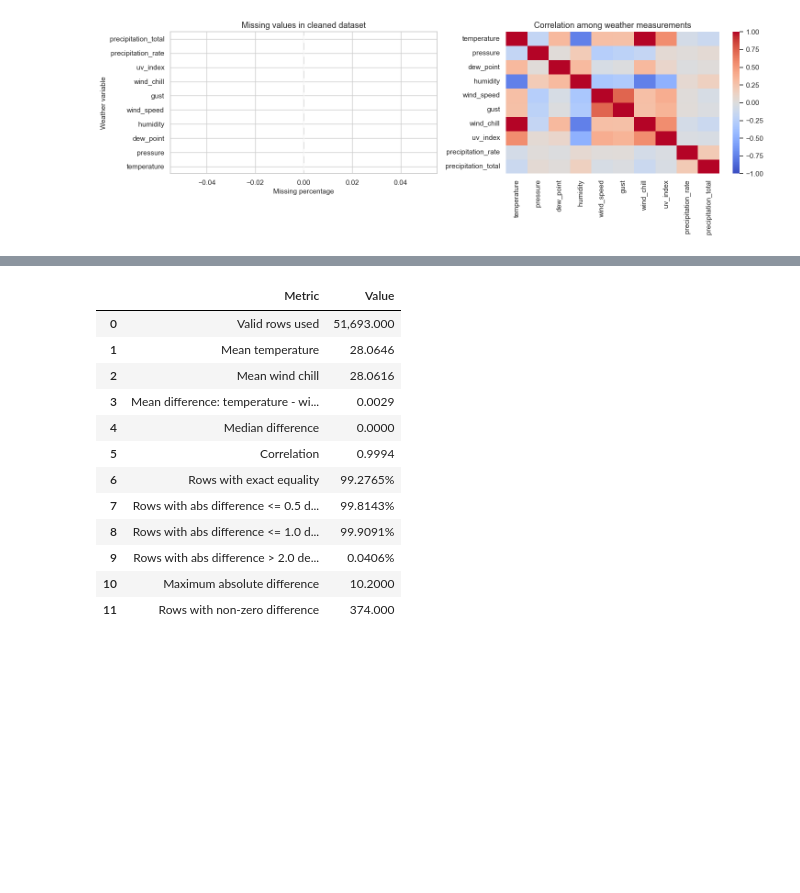
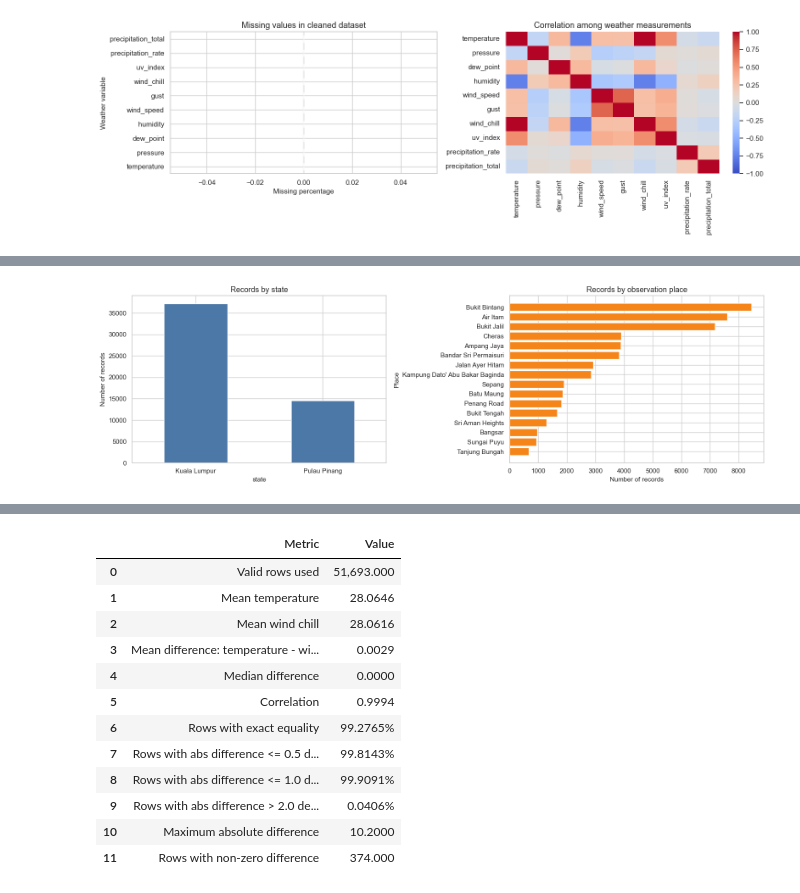
Before and after one commit to hyue3463-cloud/MWF-G2, a Jupyter notebook: ADS1001_project_notebook_template.ipynb, the cells around one changed output, grey strips where cells are left out. Saved outputs shown, nothing was run; the diff lists cells and outputs as text; code cells hidden in the pictures; blank space fills up the shorter version.

```diff
--- a/ADS1001_project_notebook_template.ipynb
+++ b/ADS1001_project_notebook_template.ipynb
@@ -523,0 +607,80 @@ plt.show()
+# %%
+location_audit = analysis_base.copy()
+location_audit['rain_event_for_coverage'] = (
+    (location_audit['precipitation_rate'] > 0) |
+    (location_audit['precipitation_total'] > 0)
+).astype(int)
+
+state_coverage = (
+    location_audit.groupby('state')
+    .agg(
+        records=('datetime', 'size'),
+        cities=('city', 'nunique'),
+        places=('place', 'nunique'),
+        first_observation=('datetime', 'min'),
+        last_observation=('datetime', 'max'),
+        observation_days=('date', 'nunique'),
+        rain_event_rate=('rain_event_for_coverage', 'mean'),
+        mean_temperature=('temperature', 'mean'),
+    )
+    .sort_values('records', ascending=False)
+)
+state_coverage['record_share'] = state_coverage['records'] / len(location_audit)
+state_coverage['time_span_days'] = (
+    state_coverage['last_observation'] - state_coverage['first_observation']
+).dt.days
+
+def build_location_coverage(group_cols):
+    """Summarise record volume and time coverage for a location grouping."""
+    coverage = (
+        location_audit.groupby(group_cols)
+        .agg(
+            records=('datetime', 'size'),
+            first_observation=('datetime', 'min'),
+            last_observation=('datetime', 'max'),
+            observation_days=('date', 'nunique'),
+            rain_event_rate=('rain_event_for_coverage', 'mean'),
+            mean_temperature=('temperature', 'mean'),
+        )
+        .reset_index()
+    )
+    coverage['record_share'] = coverage['records'] / len(location_audit)
+    coverage['time_span_days'] = (coverage['last_observation'] - coverage['first_observation']).dt.days
+    return coverage.sort_values('records', ascending=False)
+
+city_coverage = build_location_coverage(['state', 'city'])
+place_coverage = build_location_coverage(['state', 'city', 'place'])
+
+coverage_interpretation = pd.DataFrame({
+    'Question': [
+        'How many states are represented?',
+        'Is the record volume balanced by state?',
+        'Can conclusions be treated as national coverage?',
+    ],
+    'Answer from data': [
+        f"{analysis_base['state'].nunique()} states, {analysis_base['city'].nunique()} cities, and {analysis_base['place'].nunique()} places are represented.",
+        f"The largest state share is {state_coverage['record_share'].max():.1%}, so the dataset is geographically uneven.",
+        'No. The findings are useful for the observed Kuala Lumpur and Pulau Pinang locations, but should be validated before being generalised to all Malaysia.',
+    ]
+})
+
+display(state_coverage)
+display(city_coverage)
+display(place_coverage.head(16))
+display(coverage_interpretation)
+
+fig, axes = plt.subplots(1, 2, figsize=(16, 5))
+state_coverage['records'].plot(kind='bar', ax=axes[0], color='#4c78a8')
+axes[0].set_title('Records by state')
+axes[0].set_ylabel('Number of records')
+axes[0].tick_params(axis='x', rotation=0)
+
+place_plot = place_coverage.sort_values('records', ascending=True)
+axes[1].barh(place_plot['place'], place_plot['records'], color='#f58518')
+axes[1].set_title('Records by observation place')
+axes[1].set_xlabel('Number of records')
+axes[1].set_ylabel('Place')
+
+plt.tight_layout()
+plt.show()
+# %% [output]
@@ -523,0 +721 @@ plt.show()
+[figure, added]
```
Also changed, not shown: parts of 27 cells of this notebook, 2 other files.
